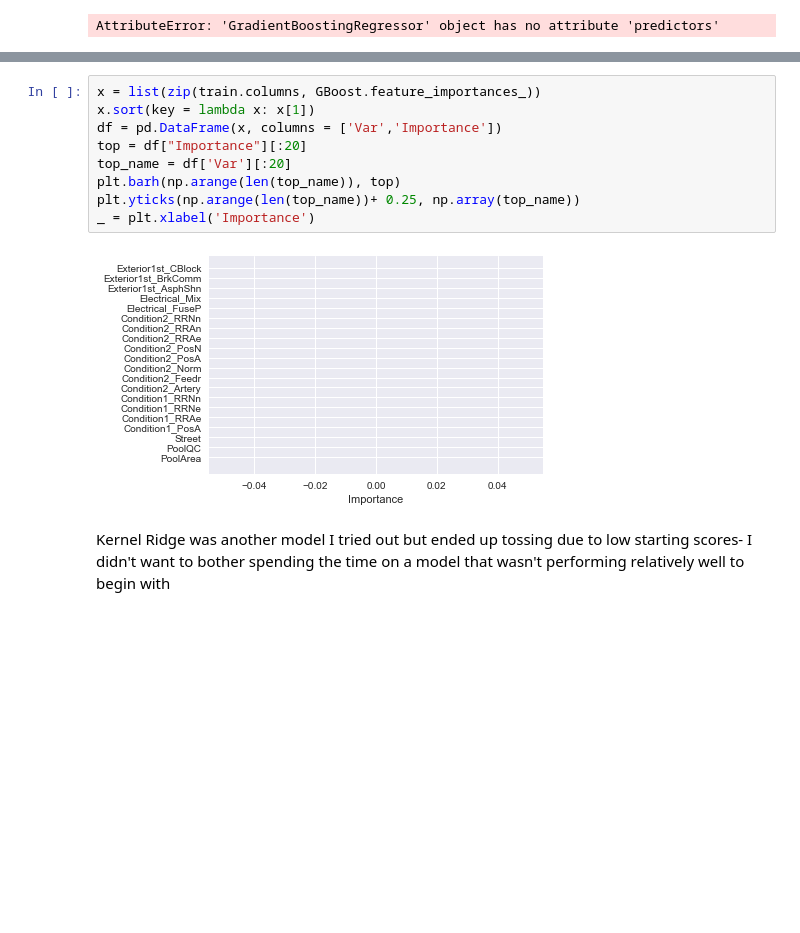
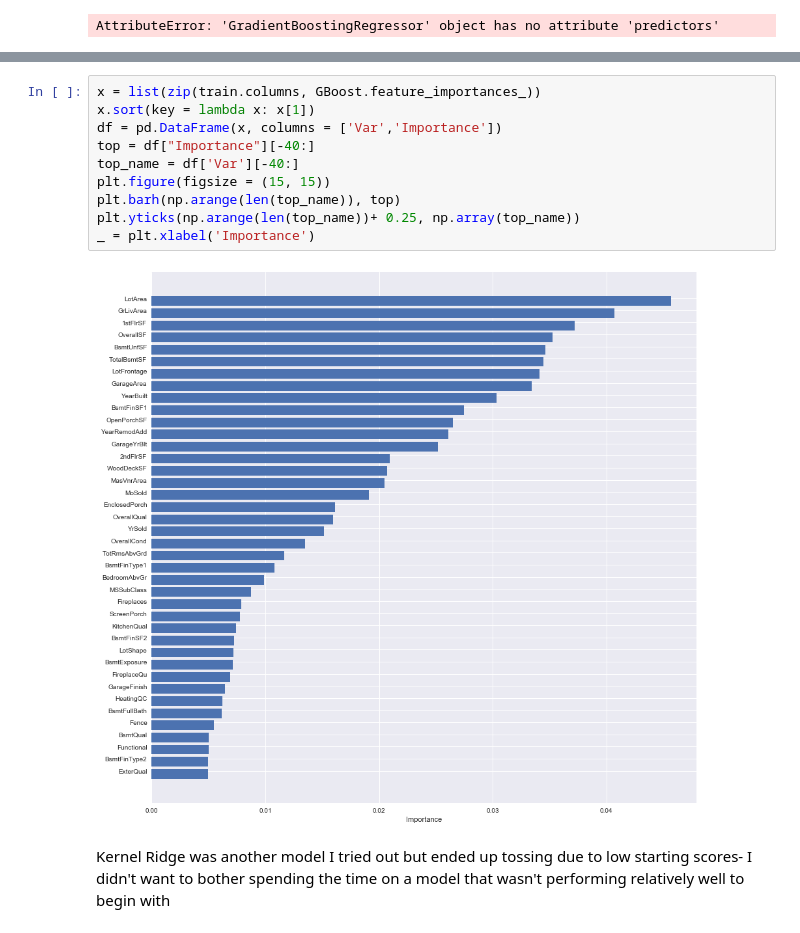
Before and after one commit to nmaloof/KaggleProject, a Jupyter notebook: Ben -We're So Skewed.ipynb, the cells around one changed output, grey strips where cells are left out. Cells and saved outputs as stored; diff of their text form; blank space fills up the shorter version.

Commit message:
Coefficient graphs done

```diff
--- a/Ben -We're So Skewed.ipynb
+++ b/Ben -We're So Skewed.ipynb
@@ -522,14 +525,15 @@ _ = plt.xlabel('Relative importance')
 # %%
 x = list(zip(train.columns, GBoost.feature_importances_))
 x.sort(key = lambda x: x[1])
 df = pd.DataFrame(x, columns = ['Var','Importance'])
-top = df["Importance"][:20]
-top_name = df['Var'][:20]
+top = df["Importance"][-40:]
+top_name = df['Var'][-40:]
+plt.figure(figsize = (15, 15))
 plt.barh(np.arange(len(top_name)), top)
 plt.yticks(np.arange(len(top_name))+ 0.25, np.array(top_name))
 _ = plt.xlabel('Importance')
 # %% [output]
-[figure, old version]
+[figure, new version]
 # %% [markdown]
 Kernel Ridge was another model I tried out but ended up tossing due to low starting scores- I didn't want to bother spending the time on a model that wasn't performing relatively well to begin with
 # %%
```
Also changed, not shown: parts of 4 cells of this notebook.
